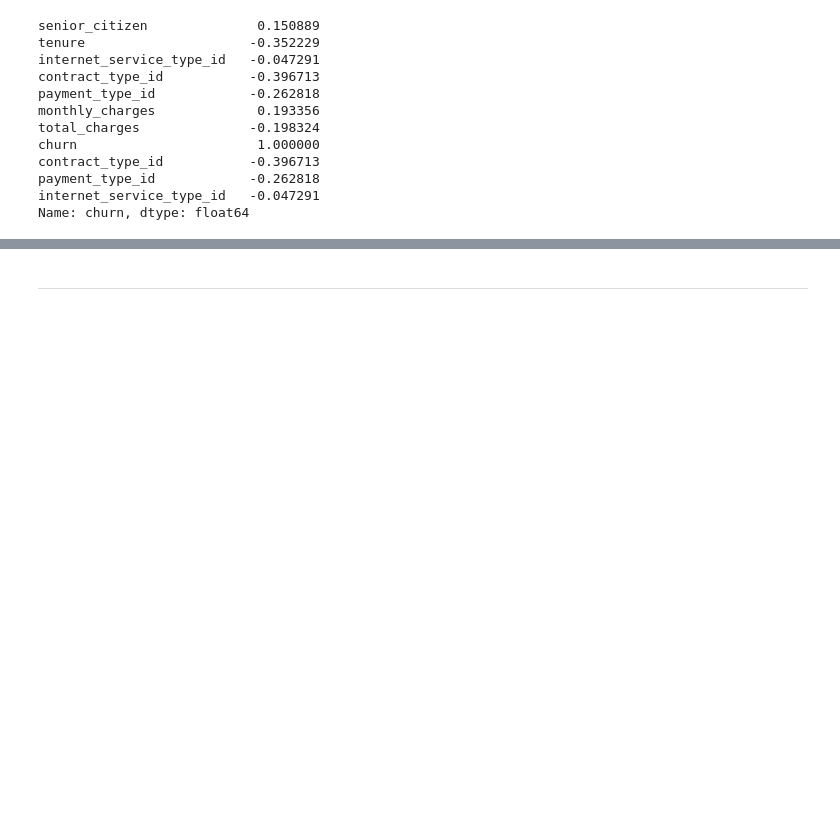
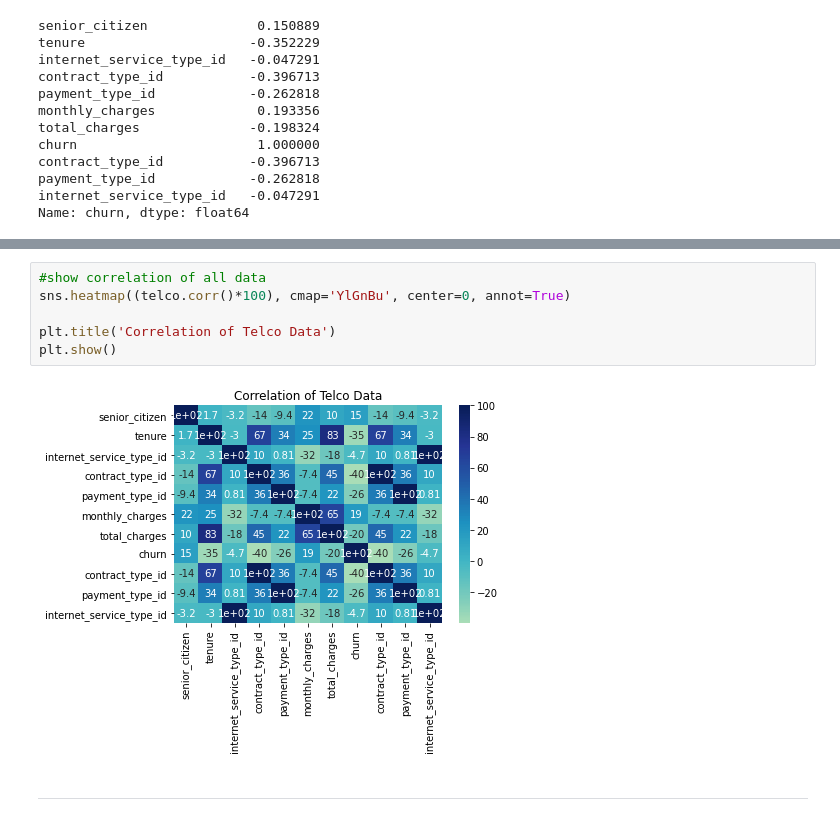
Before and after one commit to natasharivers/Classification_Projec, a Jupyter notebook: Initial Notebook.ipynb, the cells around one changed output, grey strips where cells are left out. Saved outputs shown, nothing was run; the diff lists cells and outputs as text; blank space fills up the shorter version.

```diff
--- a/Initial Notebook.ipynb
+++ b/Initial Notebook.ipynb
@@ -295,3 +297,11 @@ AttributeError: 'function' object has no attribute 'telco'
+# %%
+#show correlation of all data
+sns.heatmap((telco.corr()*100), cmap='YlGnBu', center=0, annot=True)
+
+plt.title('Correlation of Telco Data')
+plt.show()
+# %% [output]
+[figure, added]
 # %% [markdown]
 _______
 # %% [markdown]
```
Also changed, not shown: parts of 3 cells of this notebook.
